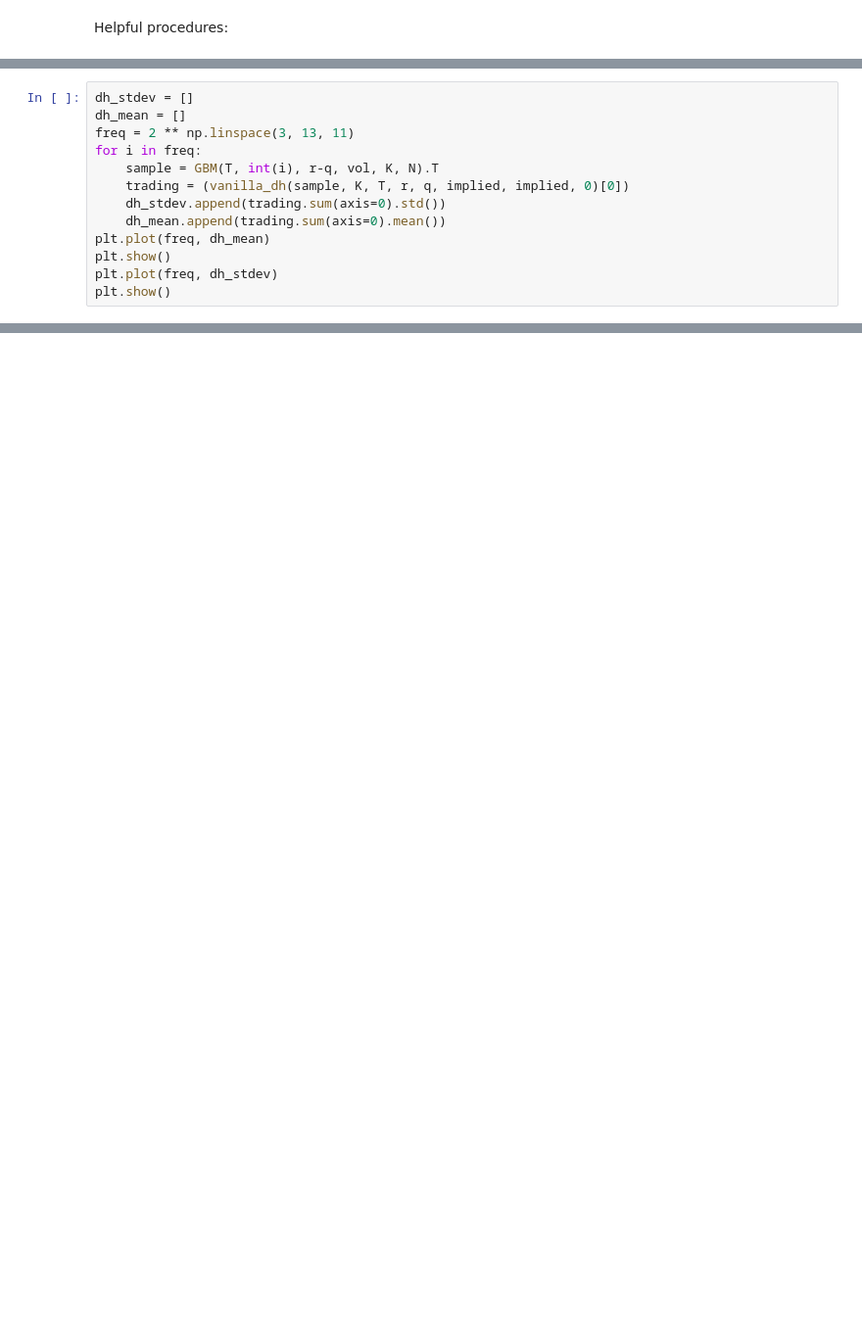
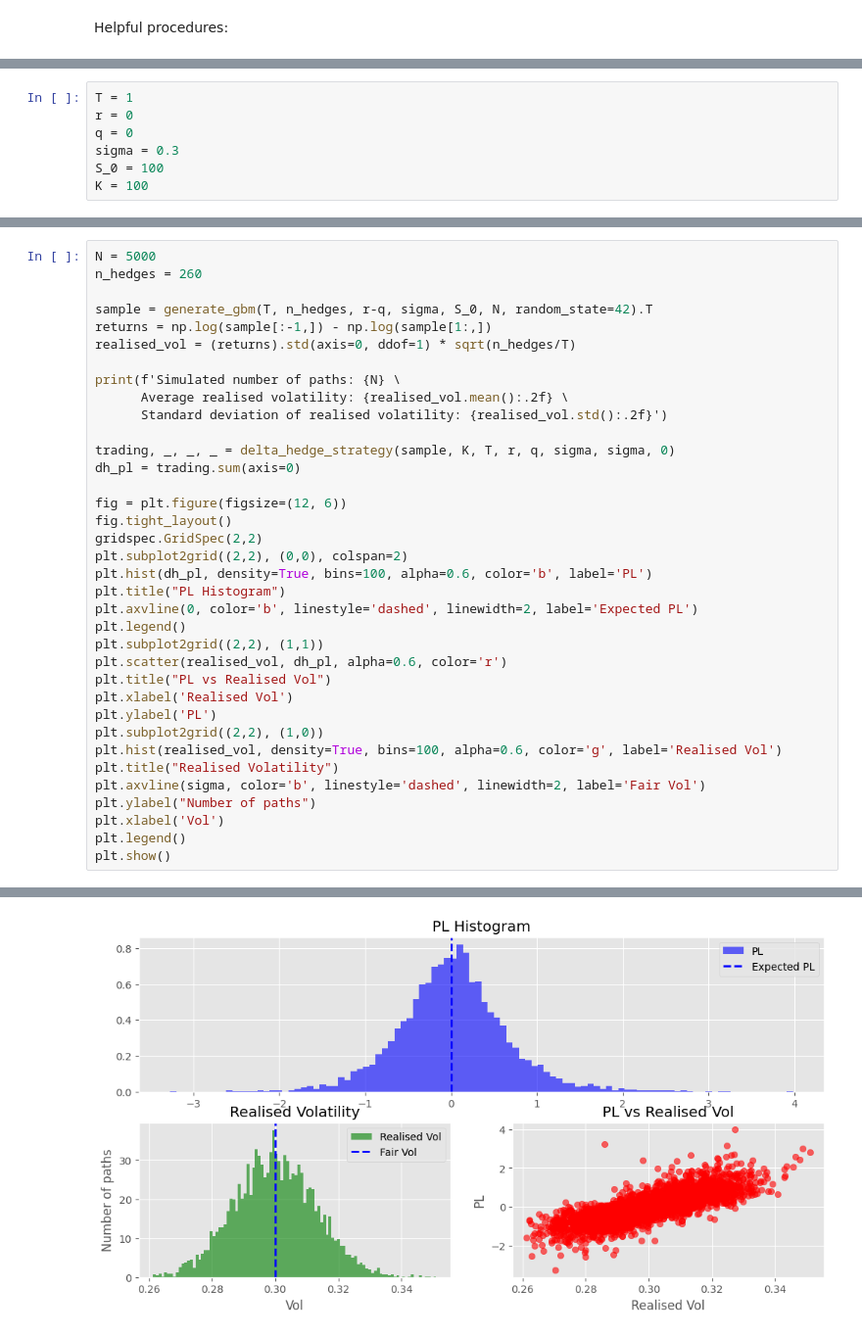
Before and after one commit to akaufman22/FinanceNoteboks, a Jupyter notebook: OptionGreeks/VolatilityArbitrage.ipynb, the cells around one changed output, grey strips where cells are left out. Shown at 98% size. Saved outputs shown, nothing was run; the diff lists cells and outputs as text; blank space fills up the shorter version.

```diff
--- a/OptionGreeks/VolatilityArbitrage.ipynb
+++ b/OptionGreeks/VolatilityArbitrage.ipynb
@@ -336,13 +14,0 @@ Heavy bit follows, simply shows simulations consistant with Black-Scholes, std d
-# %%
-dh_stdev = []
-dh_mean = []
-freq = 2 ** np.linspace(3, 13, 11)
-for i in freq:
-    sample = GBM(T, int(i), r-q, vol, K, N).T
-    trading = (vanilla_dh(sample, K, T, r, q, implied, implied, 0)[0])
-    dh_stdev.append(trading.sum(axis=0).std())
-    dh_mean.append(trading.sum(axis=0).mean())
-plt.plot(freq, dh_mean)
-plt.show()
-plt.plot(freq, dh_stdev)
-plt.show()
@@ -351,0 +105,7 @@ plt.show()
+# %%
+T = 1
+r = 0
+q = 0
+sigma = 0.3
+S_0 = 100
+K = 100
@@ -351,0 +114,37 @@ plt.show()
+# %%
+N = 5000
+n_hedges = 260
+
+sample = generate_gbm(T, n_hedges, r-q, sigma, S_0, N, random_state=42).T
+returns = np.log(sample[:-1,]) - np.log(sample[1:,])
+realised_vol = (returns).std(axis=0, ddof=1) * sqrt(n_hedges/T)
+
+print(f'Simulated number of paths: {N} \
+      Average realised volatility: {realised_vol.mean():.2f} \
+      Standard deviation of realised volatility: {realised_vol.std():.2f}')
+
+trading, _, _, _ = delta_hedge_strategy(sample, K, T, r, q, sigma, sigma, 0)
+dh_pl = trading.sum(axis=0)
+
+fig = plt.figure(figsize=(12, 6))
+fig.tight_layout()
+gridspec.GridSpec(2,2)
+plt.subplot2grid((2,2), (0,0), colspan=2)
+plt.hist(dh_pl, density=True, bins=100, alpha=0.6, color='b', label='PL')
+plt.title("PL Histogram")
+plt.axvline(0, color='b', linestyle='dashed', linewidth=2, label='Expected PL')
+plt.legend()
+plt.subplot2grid((2,2), (1,1))
+plt.scatter(realised_vol, dh_pl, alpha=0.6, color='r')
+plt.title("PL vs Realised Vol")
+plt.xlabel('Realised Vol')
+plt.ylabel('PL')
+plt.subplot2grid((2,2), (1,0))
+plt.hist(realised_vol, density=True, bins=100, alpha=0.6, color='g', label='Realised Vol')
+plt.title("Realised Volatility")
+plt.axvline(sigma, color='b', linestyle='dashed', linewidth=2, label='Fair Vol')
+plt.ylabel("Number of paths")
+plt.xlabel('Vol')
+plt.legend()
+plt.show()
+# %% [output]
@@ -351,0 +152 @@ plt.show()
+[figure, added]
```
Also changed, not shown: parts of 36 cells of this notebook, 2 other files.
